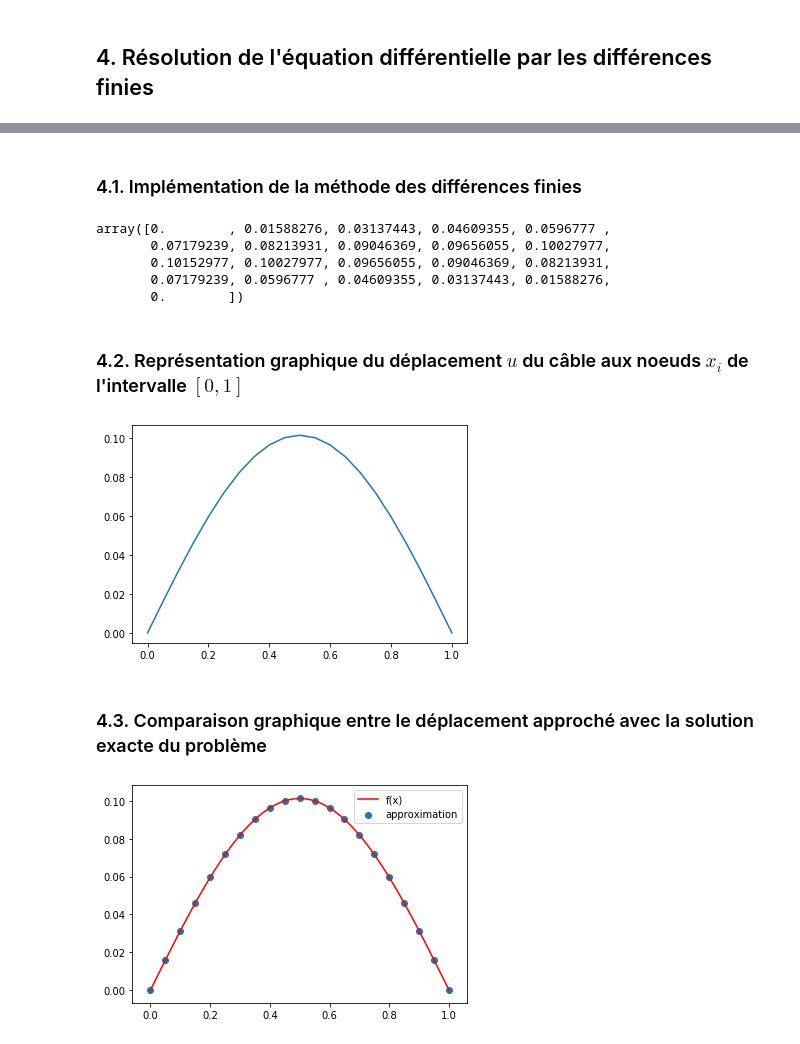
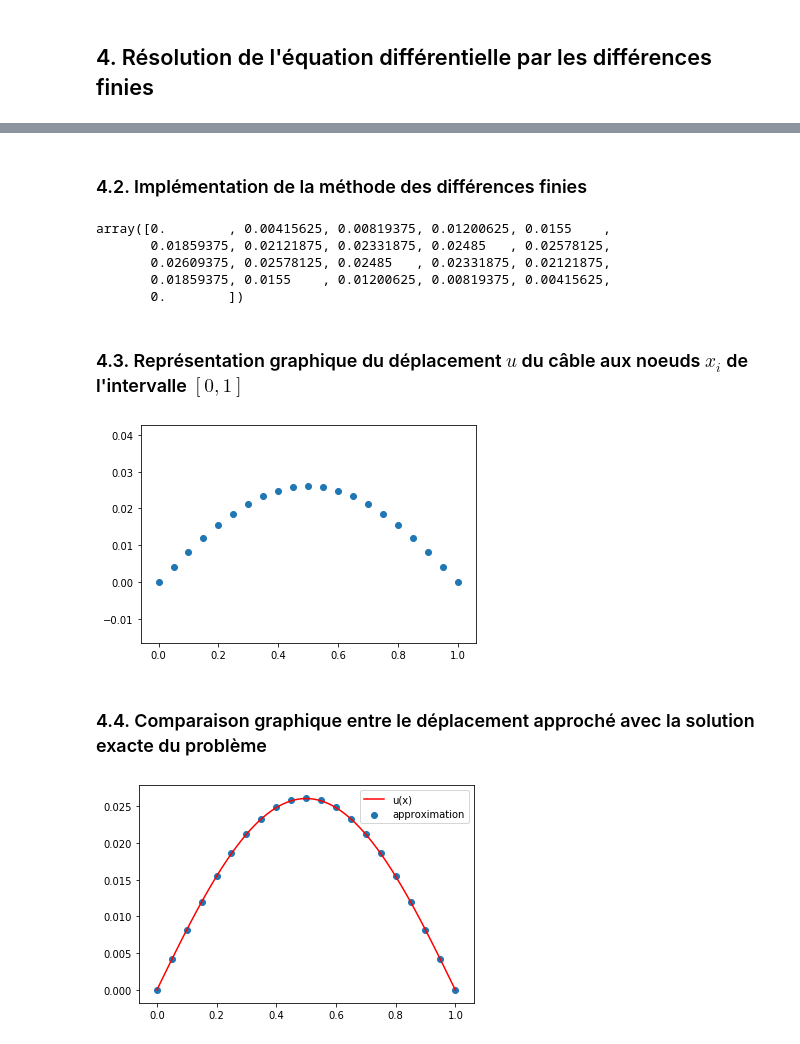
Before and after one commit to HenintsoaRaza/OA-Calcul-Scientifique, a Jupyter notebook: OpNum - TP5_RAZAFINDRAZAKA_WANG.ipynb, the cells around one changed output, grey strips where cells are left out. Drawn from its saved outputs; the diff is of its cells as text; code cells hidden in the pictures.

```diff
--- a/OpNum - TP5_RAZAFINDRAZAKA_WANG.ipynb
+++ b/OpNum - TP5_RAZAFINDRAZAKA_WANG.ipynb
@@ -262,58 +372,73 @@ A.u =  [0.    0.052 0.099 0.139 0.173 0.201 0.222 0.238 0.247 0.25  0.247 0.238
 # %% [markdown]
-### 4.1. Implémentation de la méthode des différences finies
+### 4.2. Implémentation de la méthode des différences finies
 # %%
-def differences_finies(f, N, u0, uN):
+def differences_finies(f, x0, xN, N, u0, uN, methode = 'Cholesky'):
     #    f   : fonction f(x) second membre
     #    N   : nombre d'intervalles
+    # x0, xN : bornes de l'intervalle
     # u0, uN : condition initiales
 
     h = 1/N
 
     f_vect = np.vectorize(f)
 
-    x = np.linspace(0,1,N+1)
+    # Définition des x_0, x_1, x_2, ..., x_N-1, x_N
+    x = np.linspace(x0, xN, N+1)
+
+    # Définition du vecteur b = [f(x_1), f(x_2), ..., f(x_N-1), f(x_N-1)]
     b = f_vect(x[1:N])
 
-    Diag_below = -1 * np.ones((b.shape[0]-1,))
-    Diag_above = -1 * np.ones((b.shape[0]-1,))
-    Diag_main  =  2 * np.ones((b.shape[0],))
+    Diag_below = -1 * np.ones((N-2,))
+    Diag_above = -1 * np.ones((N-2,))
+    Diag_main  =  2 * np.ones((N-1,))
     A = (1/h**2) * ( np.diag(Diag_below, -1) + np.diag(Diag_main) + np.diag(Diag_above, 1) )
 
-    C = cholesky(A)
-    y = trianginf(C,b)
-    u = triangsup(C.T,y)
+    if methode == 'Cholesky':
+        C = cholesky(A)
+        y = trianginf(C,b)
+        u = triangsup(C.T,y)
+    elif methode == 'LU':
+        L, U = ludecomp(A)
+        y = trianginf(L,b)
+        u = triangsup(U,y)
+    elif methode == 'inv':
+        A_inv = np.linalg.inv(A)
+        u = A_inv.dot(b)
+    else:
+        print("Methode spécifiée inconnu")
+        return None
 
-    result = np.zeros((u.shape[0] + 2,))
+    result = np.zeros((N+1,))
     result[0]   = u0
     result[1:N] = u
     result[N]   = uN
 
     return result,x
-# %%
-def f1(x):
-    return np.sin(np.pi * x)
-ui,xi = differences_finies(f1,N,0,0)
-ui
-# %% [output]
-array([0.        , 0.01588276, 0.03137443, 0.04609355, 0.0596777 ,
-       0.07179239, 0.08213931, 0.09046369, 0.09656055, 0.10027977,
-       0.10152977, 0.10027977, 0.09656055, 0.09046369, 0.08213931,
-       0.07179239, 0.0596777 , 0.04609355, 0.03137443, 0.01588276,
-       0.        ])
+# %%
+ui,xi = differences_finies(f = lambda x: x*(1-x), x0=0, xN=1, N=20, u0=0, uN=0)
+ui
+# %% [output]
+array([0.        , 0.00415625, 0.00819375, 0.01200625, 0.0155    ,
+       0.01859375, 0.02121875, 0.02331875, 0.02485   , 0.02578125,
+       0.02609375, 0.02578125, 0.02485   , 0.02331875, 0.02121875,
+       0.01859375, 0.0155    , 0.01200625, 0.00819375, 0.00415625,
+       0.        ])
 # %% [markdown]
-### 4.2. Représentation graphique du déplacement $u$ du câble aux noeuds $x_i$ de l'intervalle $[0,1]$
+### 4.3. Représentation graphique du déplacement $u$ du câble aux noeuds $x_i$ de l'intervalle $[0,1]$
 # %%
-plt.plot(xi, ui)
+plt.scatter(xi, ui)
 plt.show()
 # %% [output]
-[figure, old version]
+[figure, new version]
 # %% [markdown]
-### 4.3. Comparaison graphique entre le déplacement approché avec la solution exacte du problème
+### 4.4. Comparaison graphique entre le déplacement approché avec la solution exacte du problème
 # %%
 x_plot = np.linspace(0,1,100)
-plt.plot(x_plot, (1/np.pi**2) * np.sin(x_plot*np.pi), label='f(x)', color='red')
+u = lambda x: (1/12)*(x**4) - (1/6)*(x**3) + (1/12)*x
+u_vect = np.vectorize(u)
+plt.plot(x_plot, u_vect(x_plot), label='u(x)', color='red')
 plt.scatter(xi, ui, label='approximation')
 plt.legend()
 plt.show()
 # %% [output]
-[figure, old version]
+[figure, new version]
```
Also changed, not shown: parts of 11 cells of this notebook.
